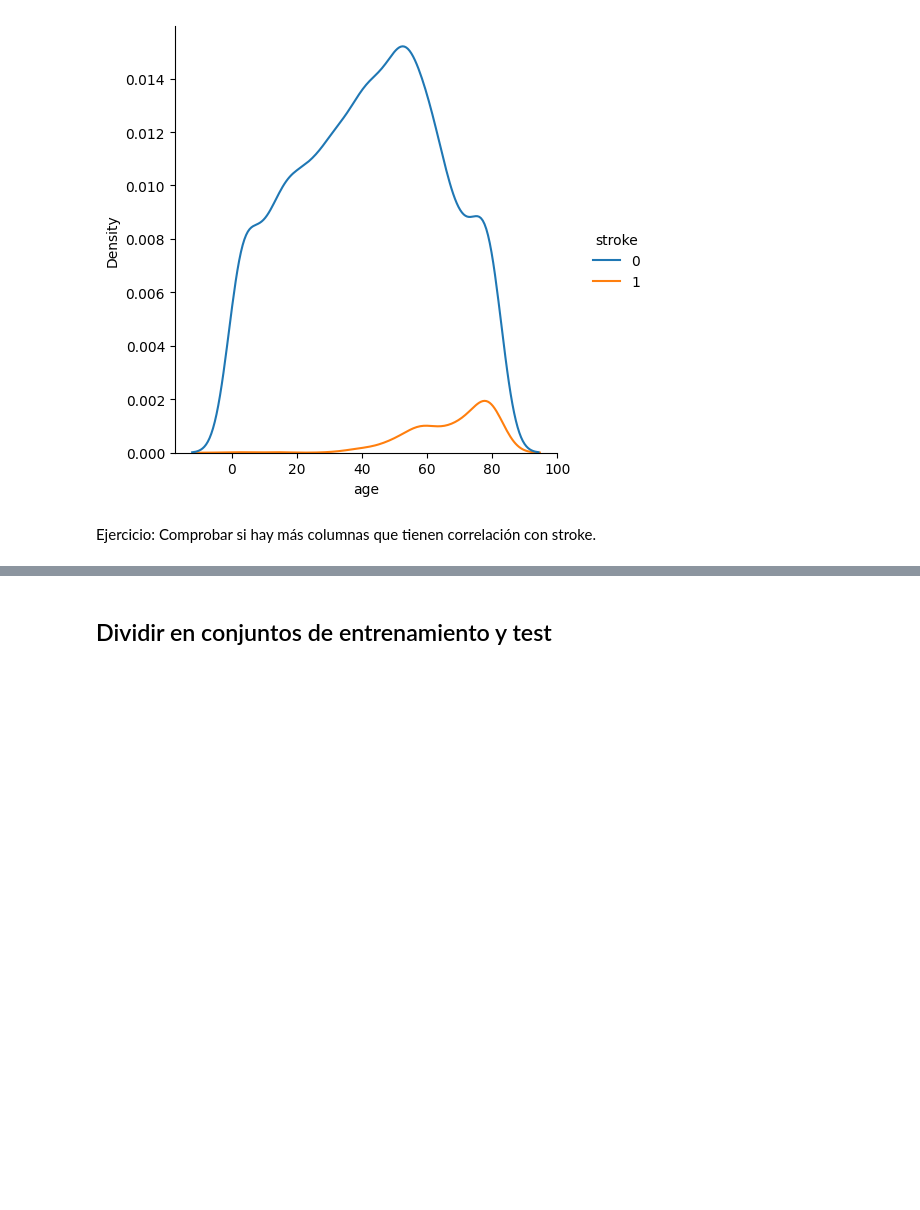
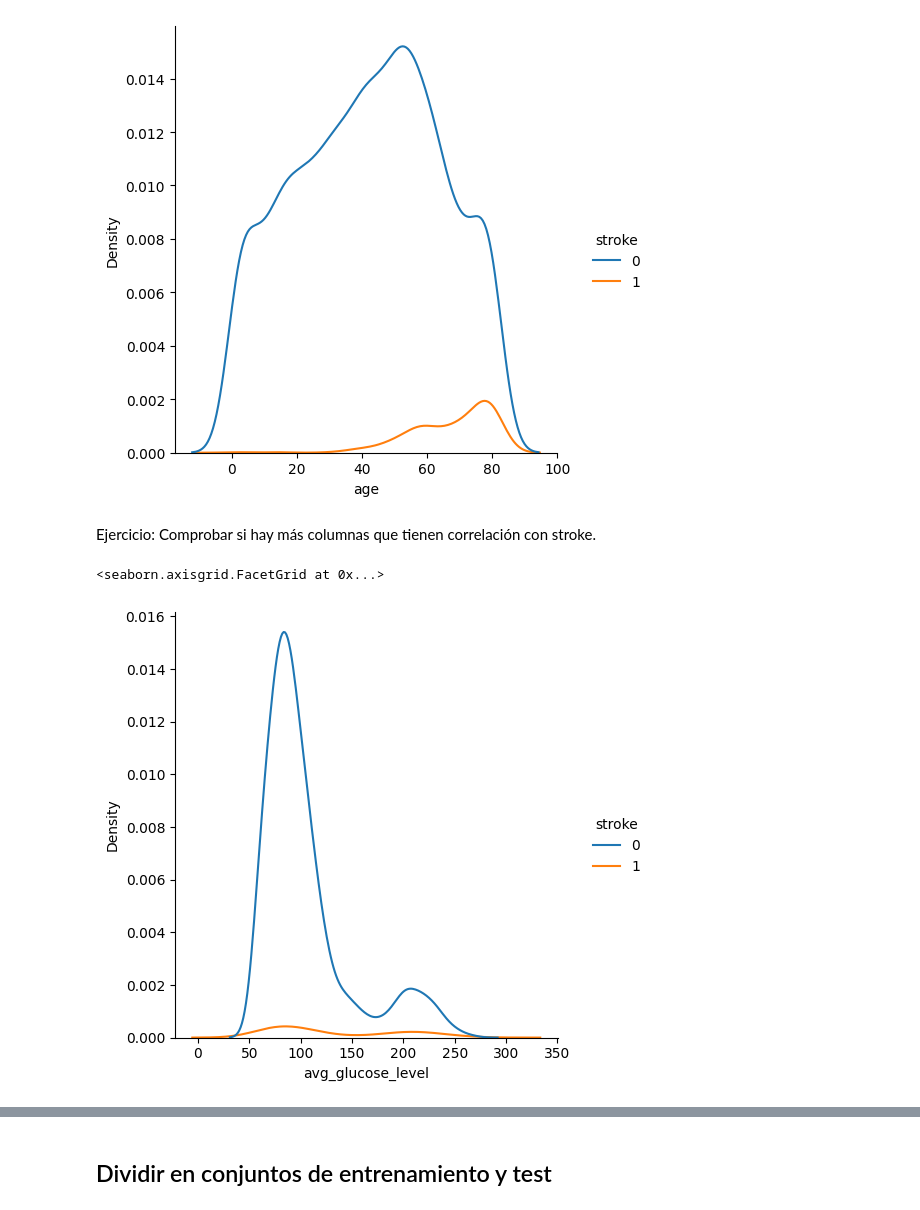
Before and after one commit to fruizpace/LarryGithub, a Jupyter notebook: 6_Algoritmos_ML_v2.ipynb, the cells around one changed output, grey strips where cells are left out. Saved outputs shown, nothing was run; the diff lists cells and outputs as text; code cells hidden in the pictures; blank space fills up the shorter version.

```diff
--- a/6_Algoritmos_ML_v2.ipynb
+++ b/6_Algoritmos_ML_v2.ipynb
@@ -102,0 +101,11 @@ Ejercicio: Comprobar si hay más columnas que tienen correlación con stroke.
+# %%
+# TODO!
+sns.displot(
+    df,
+    x="avg_glucose_level",
+    hue="stroke",
+    kind="kde",
+)
+# %% [output]
+<seaborn.axisgrid.FacetGrid at 0x...>
+[figure, added]
```
Also changed, not shown: parts of 7 cells of this notebook.
